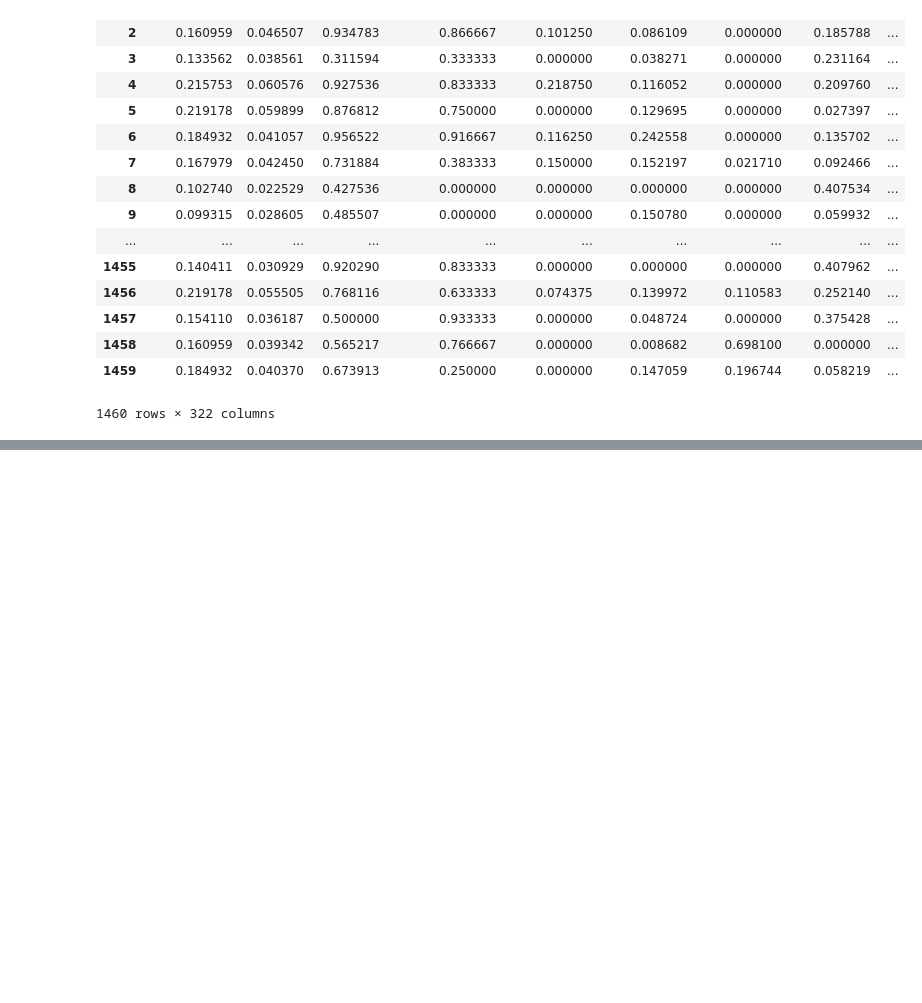
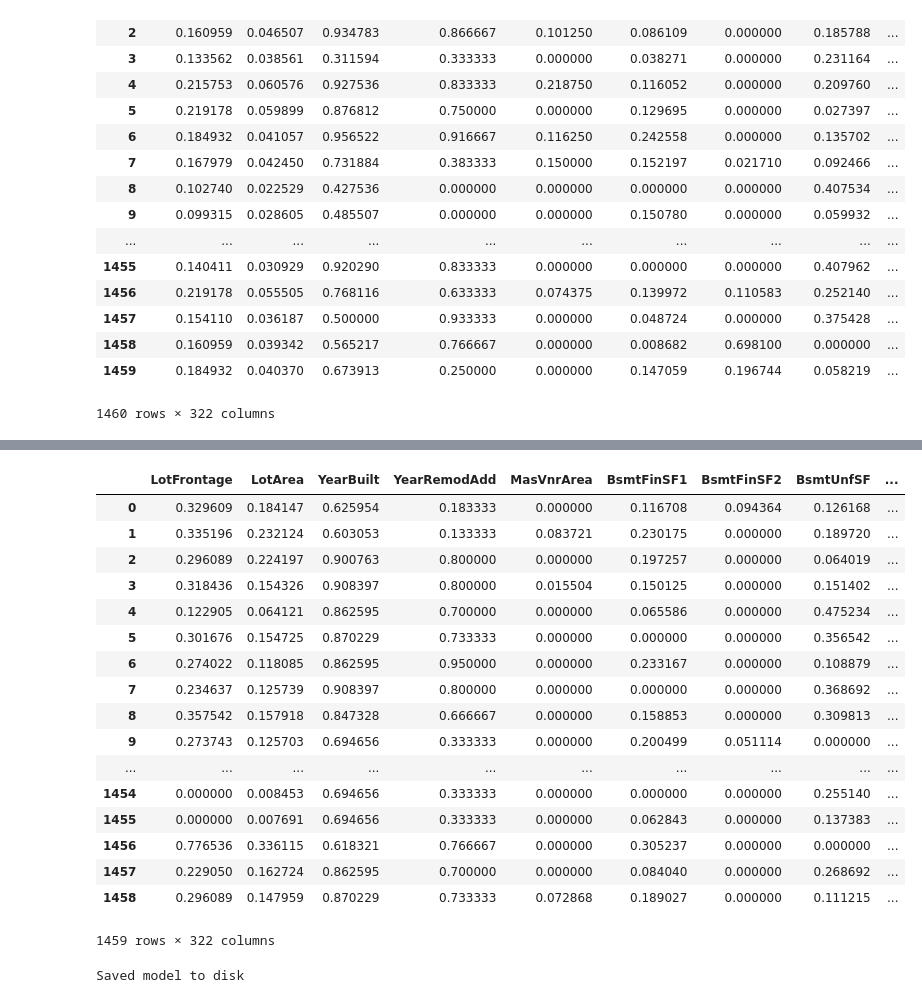
Before and after one commit to tarkhanov/ML, a Jupyter notebook: HousePrices/Python3.ipynb, the cells around one changed output, grey strips where cells are left out. Drawn from its saved outputs; the diff is of its cells as text; code cells hidden in the pictures; blank space fills up the shorter version.

```diff
--- a/HousePrices/Python3.ipynb
+++ b/HousePrices/Python3.ipynb
@@ -155,0 +172,31 @@ textIds.to_csv(r'./data/result.csv', index=None, sep=',', mode='a')
+# %%
+testX
+# %% [output]
+|  | LotFrontage | LotArea | YearBuilt | YearRemodAdd | MasVnrArea | BsmtFinSF1 | BsmtFinSF2 | BsmtUnfSF | ... |
+| 0 | 0.329609 | 0.184147 | 0.625954 | 0.183333 | 0.000000 | 0.116708 | 0.094364 | 0.126168 | ... |
+| 1 | 0.335196 | 0.232124 | 0.603053 | 0.133333 | 0.083721 | 0.230175 | 0.000000 | 0.189720 | ... |
+| 2 | 0.296089 | 0.224197 | 0.900763 | 0.800000 | 0.000000 | 0.197257 | 0.000000 | 0.064019 | ... |
+| 3 | 0.318436 | 0.154326 | 0.908397 | 0.800000 | 0.015504 | 0.150125 | 0.000000 | 0.151402 | ... |
+| 4 | 0.122905 | 0.064121 | 0.862595 | 0.700000 | 0.000000 | 0.065586 | 0.000000 | 0.475234 | ... |
+| 5 | 0.301676 | 0.154725 | 0.870229 | 0.733333 | 0.000000 | 0.000000 | 0.000000 | 0.356542 | ... |
+| 6 | 0.274022 | 0.118085 | 0.862595 | 0.950000 | 0.000000 | 0.233167 | 0.000000 | 0.108879 | ... |
+| 7 | 0.234637 | 0.125739 | 0.908397 | 0.800000 | 0.000000 | 0.000000 | 0.000000 | 0.368692 | ... |
+| 8 | 0.357542 | 0.157918 | 0.847328 | 0.666667 | 0.000000 | 0.158853 | 0.000000 | 0.309813 | ... |
+| 9 | 0.273743 | 0.125703 | 0.694656 | 0.333333 | 0.000000 | 0.200499 | 0.051114 | 0.000000 | ... |
+| ... | ... | ... | ... | ... | ... | ... | ... | ... | ... |
+| 1454 | 0.000000 | 0.008453 | 0.694656 | 0.333333 | 0.000000 | 0.000000 | 0.000000 | 0.255140 | ... |
+| 1455 | 0.000000 | 0.007691 | 0.694656 | 0.333333 | 0.000000 | 0.062843 | 0.000000 | 0.137383 | ... |
+| 1456 | 0.776536 | 0.336115 | 0.618321 | 0.766667 | 0.000000 | 0.305237 | 0.000000 | 0.000000 | ... |
+| 1457 | 0.229050 | 0.162724 | 0.862595 | 0.700000 | 0.000000 | 0.084040 | 0.000000 | 0.268692 | ... |
+| 1458 | 0.296089 | 0.147959 | 0.870229 | 0.733333 | 0.072868 | 0.189027 | 0.000000 | 0.111215 | ... |
+1459 rows × 322 columns
+# %%
+# serialize model to JSON
+model_json = model.to_json()
+with open("model.json", "w") as json_file:
+    json_file.write(model_json)
+# serialize weights to HDF5
+model.save_weights("model.h5")
+print("Saved model to disk")
+# %% [output]
+Saved model to disk
```
Also changed, not shown: parts of 10 cells of this notebook.
